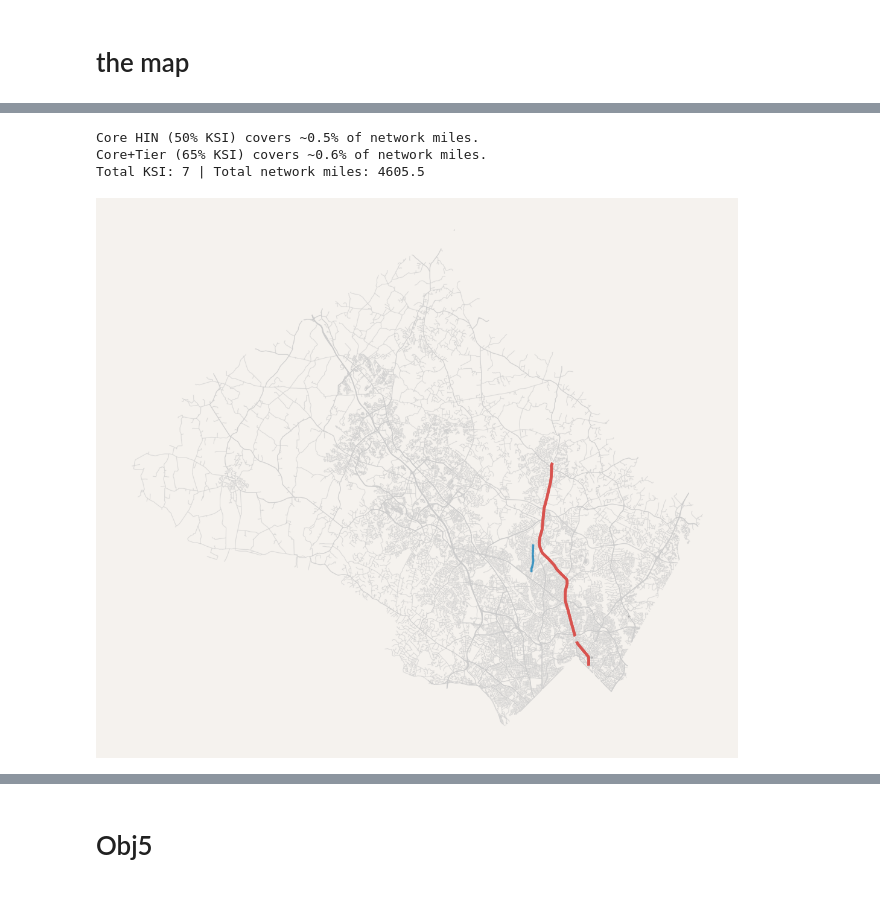
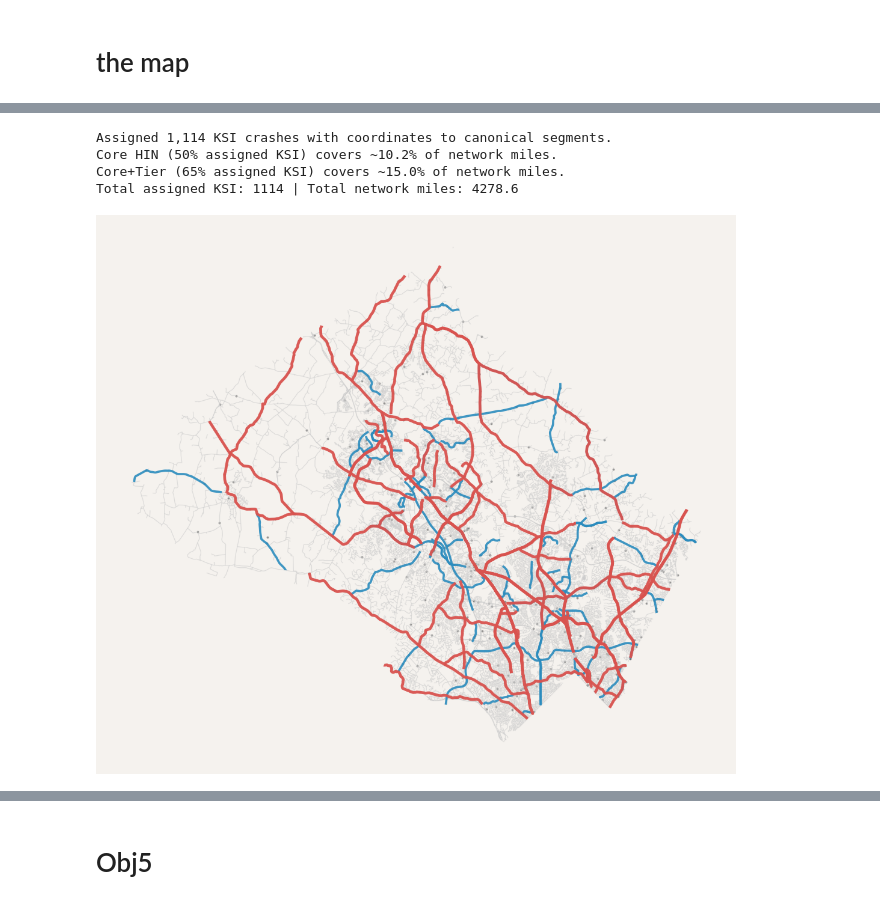
Before and after one commit to dtarek41/montgomery-crash-safety-capstone, a Jupyter notebook: notebooks_or_analysis/Notebook.ipynb, the cells around one changed output, grey strips where cells are left out. Cells and saved outputs as stored; diff of their text form; code cells hidden in the pictures.

Commit message:
Update crash safety notebook analysis

```diff
--- a/notebooks_or_analysis/Notebook.ipynb
+++ b/notebooks_or_analysis/Notebook.ipynb
@@ -2895,7 +2941,8 @@ if "nearest_dist_m" in inc_enriched.columns:
     inc_enriched["road_name_final"] = inc_enriched["road_name_final"].fillna("Unknown")
 
 if "build_analysis_slice" in globals():
-    inc_full = build_analysis_slice(inc_enriched)
+    crash_level = build_analysis_slice(inc_enriched)
+    inc_full = crash_level
 
 print("Done. Rows:", len(inc_enriched), "| unique report_no:", inc_enriched["report_no"].nunique())
 print(inc_enriched[["report_no","road_name","road_name_final","nearest_dist_m"]].head(10))
@@ -3326,9 +3371,13 @@ from pathlib import Path
 raw_nmo_candidates = [
     Path("Crash_Reporting_-_Non-Motorists_Data_20250802.csv"),
     Path("../Crash_Reporting_-_Non-Motorists_Data_20250802.csv"),
+    Path("Abdulla_Tarek-Montgomery_Car_Crashes-non-motorist_data.csv"),
+    Path("data/Crash_Reporting_-_Non-Motorists_Data_20250802.csv"),
+    Path("data/Abdulla_Tarek-Montgomery_Car_Crashes-non-motorist_data.csv"),
     Path("data/sample_non_motorists.csv"),
     Path("../data/sample_non_motorists.csv"),
     Path(r"C:/Users/abdul/OneDrive/Desktop/GA/Capstone/Datasets/Crash_Reporting_-_Non-Motorists_Data_20250802.csv"),
+    Path(r"C:/Users/abdul/OneDrive/Desktop/GA/Capstone/final/raw_data/Abdulla_Tarek-Montgomery_Car_Crashes-non-motorist_data.csv"),
 ]
 RAW_NMO_PATH = next((p for p in raw_nmo_candidates if p.exists()), None)
 if RAW_NMO_PATH is None:
@@ -3417,6 +3466,7 @@ inc_enriched any_vru true: 91
 # %%
 # Re-slice
-inc_full = build_analysis_slice(inc_enriched) if "build_analysis_slice" in globals() else inc_enriched.loc[inc_enriched["year"].between(2020, 2024)].copy()
+crash_level = build_analysis_slice(inc_enriched) if "build_analysis_slice" in globals() else inc_enriched.loc[inc_enriched["year"].between(2020, 2024)].copy()
+inc_full = crash_level
 print("inc_full rows:", inc_full.shape[0])
 print("Unique report_no:", inc_full["report_no"].nunique())
 print("inc_full ped/bike/VRU:", int(inc_full["any_ped"].sum()),
@@ -3494,8 +3544,10 @@ for df in [inc_enriched]:
     df["crash_total_cost_2024usd"] = df["crash_societal_cost_2024usd"].fillna(0) + df["crash_vru_cost_2024usd"].fillna(0)
 
 # Rebuild the 2020-2024 slice so it carries the new column
-inc_full = build_analysis_slice(inc_enriched) if "build_analysis_slice" in globals() else inc_enriched.loc[inc_enriched["year"].between(2020, 2024)].copy()
+crash_level = build_analysis_slice(inc_enriched) if "build_analysis_slice" in globals() else inc_enriched.loc[inc_enriched["year"].between(2020, 2024)].copy()
+inc_full = crash_level
 
+analysis_summary = summarize_crash_level(inc_full) if "summarize_crash_level" in globals() else {}
 print("Columns present:", [c for c in inc_full.columns if "cost" in c])
 print("Non-null cost rows:", inc_full["crash_total_cost_2024usd"].notna().sum())
 print("Driver cost missing rows:", int(inc_full.get("driver_cost_missing", pd.Series(False, index=inc_full.index)).sum()))
@@ -4038,28 +4149,42 @@ ksi = gpd.GeoDataFrame(
     crs="EPSG:4326"
 )
 
-# --- Assign KSI to nearest segment (robust, row-position mapped) ---
+# --- Assign each KSI crash to exactly one nearest canonical segment ---
 seg_m = seg.to_crs(MD_METRIC).reset_index(drop=True)
 for col in ["index_left", "index_right"]:
     if col in seg_m.columns:
         seg_m = seg_m.drop(columns=col)
 
-if ksi.empty:
-    seg["ksi_cnt"] = 0
-else:
-    ksi_m = ksi.to_crs(MD_METRIC)
-    joined = gpd.sjoin_nearest(ksi_m, seg_m[["geometry"]], how="left", distance_col="dist_m")
-    ksis = joined["index_right"].value_counts().sort_index()
-    counts = np.zeros(len(seg_m), dtype=int)
-    if len(ksis) > 0:
-        counts[ksis.index.to_numpy()] = ksis.to_numpy()
-    seg["ksi_cnt"] = counts
+seg["ksi_cnt"] = 0
+ksi_with_coords_count = int(len(ksi_df))
+if not ksi.empty:
+    ksi_m = ksi[["report_no", "geometry"]].to_crs(MD_METRIC)
+    joined = gpd.sjoin_nearest(
+        ksi_m,
+        seg_m[["segment_id", "geometry"]],
+        how="left",
+        distance_col="dist_m"
+    )
+    joined = (
+        joined.sort_values(["report_no", "dist_m", "segment_id"], na_position="last")
+              .drop_duplicates("report_no", keep="first")
+              .copy()
+    )
+    assert joined["report_no"].nunique() == len(joined), "Nearest segment assignment duplicated KSI crashes."
+    counts_by_segment = joined["segment_id"].value_counts()
+    seg["ksi_cnt"] = seg["segment_id"].map(counts_by_segment).fillna(0).astype(int)
+
+assigned_ksi_to_segments = int(seg["ksi_cnt"].sum())
+assert assigned_ksi_to_segments <= ksi_with_coords_count, (
+    f"Segment KSI total ({assigned_ksi_to_segments:,}) exceeds crash-level KSI with coordinates "
+    f"({ksi_with_coords_count:,}). Check duplicated segment assignment."
+)
 
 # --- Rank segments by KSI and compute cumulative KSI and miles ---
 seg_rank = seg.sort_values(["ksi_cnt","length_mi"], ascending=[False, False]).reset_index(drop=True)
 
-total_ksi   = seg_rank["ksi_cnt"].sum()
-total_miles = seg_rank["length_mi"].sum()
+total_ksi   = int(seg_rank["ksi_cnt"].sum())
+total_miles = float(seg_rank["length_mi"].sum())
 
 seg_rank["cum_ksi"]     = seg_rank["ksi_cnt"].cumsum()
 seg_rank["cum_ksi_pct"] = (seg_rank["cum_ksi"] / max(total_ksi, 1)) * 100
@@ -4079,42 +4204,48 @@ else:
     seg_rank["hin_deriv"] = "base"
 
 # Stable display labels for top-segment charts
-seg_rank["name_norm"] = seg_rank["name_norm"].astype(str).str.strip().str.upper().replace({"": "UNKNOWN"})
-seg_rank["seg_no"] = seg_rank.groupby("name_norm").cumcount() + 1
+seg_rank["name_norm"] = (
+    seg_rank["name_norm"].astype("string").fillna("UNKNOWN")
+    .str.strip().str.upper()
+    .replace({"": "UNKNOWN", "NONE": "UNKNOWN", "NAN": "UNKNOWN", "<NA>": "UNKNOWN"})
+)
+seg_rank["seg_no"] = seg_rank.groupby("name_norm", dropna=False).cumcount() + 1
 seg_rank["seg_label"] = seg_rank["name_norm"].str.title() + " - seg " + seg_rank["seg_no"].astype(str)
 top10_ksi_segments = seg_rank[seg_rank["ksi_cnt"] > 0].head(10).copy()
 
-print(f"Core HIN (50% KSI) covers ~{core_mi_pct:.1f}% of network miles.")
-print(f"Core+Tier (65% KSI) covers ~{tier_mi_pct:.1f}% of network miles.")
-print("Total KSI:", int(total_ksi), "| Total network miles:", round(total_miles, 1))
+print(f"Assigned {assigned_ksi_to_segments:,} KSI crashes with coordinates to canonical segments.")
+print(f"Core HIN (50% assigned KSI) covers ~{core_mi_pct:.1f}% of network miles.")
+print(f"Core+Tier (65% assigned KSI) covers ~{tier_mi_pct:.1f}% of network miles.")
+print("Total assigned KSI:", int(total_ksi), "| Total network miles:", round(total_miles, 1))
 
 # --- Optional: county boundary ---
 county = None
 if COUNTY_BOUNDARY_SHP:
     county = gpd.read_file(COUNTY_BOUNDARY_SHP).to_crs("EPSG:4326")
 
 # --- Static map (Matplotlib/GeoPandas) ---
 fig, ax = plt.subplots(figsize=(9,8))
 fig.patch.set_facecolor(CLR_CREAM); ax.set_facecolor(CLR_CREAM)
 
 seg_rank[seg_rank["hin_deriv"]=="base"].plot(ax=ax, color=CLR_BASE, linewidth=0.7, alpha=0.6)
 seg_rank[seg_rank["hin_deriv"]=="tier"].plot(ax=ax, color=CLR_TIER, linewidth=2.2, alpha=0.9)
 seg_rank[seg_rank["hin_deriv"]=="core"].plot(ax=ax, color=CLR_CORE, linewidth=2.8, alpha=0.95)
 
 # KSI dots (small grey) for context
 if not ksi.empty:
     ksi.plot(ax=ax, color="#666666", markersize=2, alpha=0.5)
 
 if county is not None:
     county.boundary.plot(ax=ax, color="black", linewidth=2)
 
 ax.set_axis_off()
 plt.tight_layout(); plt.show()
 
 #plt.savefig("hin_map_static.png", dpi=220, facecolor=CLR_CREAM, bbox_inches="tight")
 # %% [output]
-Core HIN (50% KSI) covers ~0.5% of network miles.
-Core+Tier (65% KSI) covers ~0.6% of network miles.
-Total KSI: 7 | Total network miles: 4605.5
+Assigned 1,114 KSI crashes with coordinates to canonical segments.
+Core HIN (50% assigned KSI) covers ~10.2% of network miles.
+Core+Tier (65% assigned KSI) covers ~15.0% of network miles.
+Total assigned KSI: 1114 | Total network miles: 4278.6
-[figure, old version]
+[figure, new version]
 # %%
```
Also changed, not shown: parts of 117 cells of this notebook.
